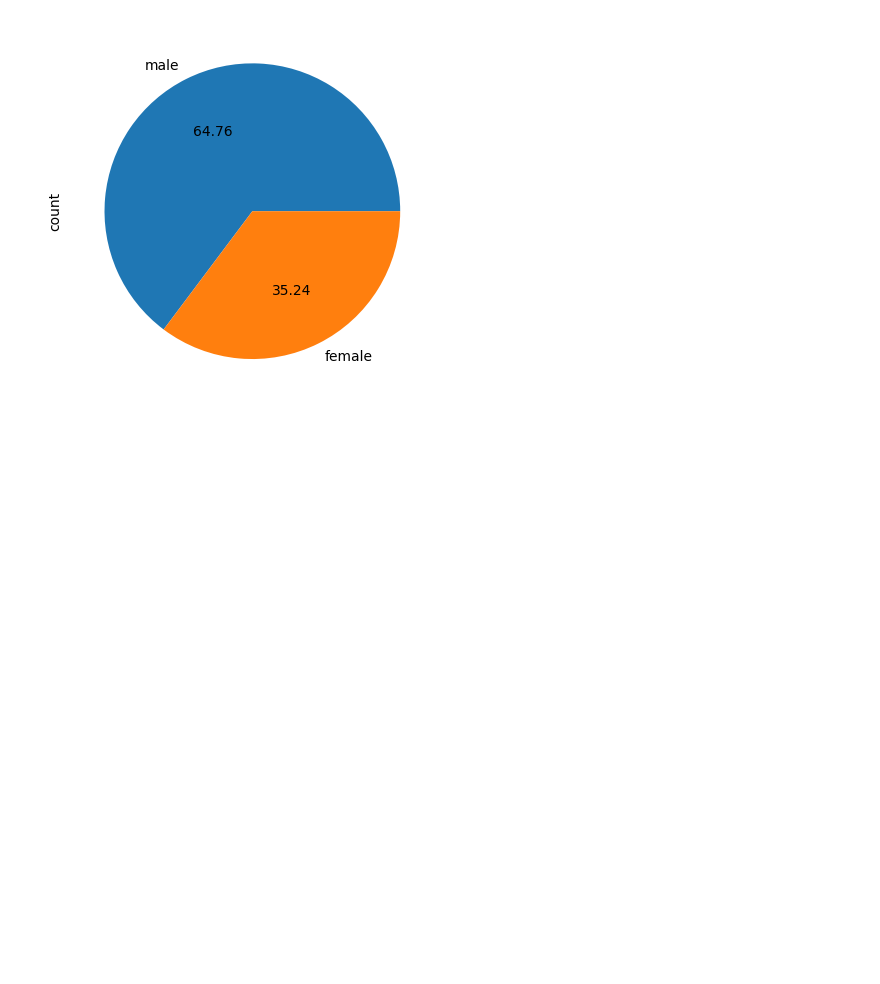
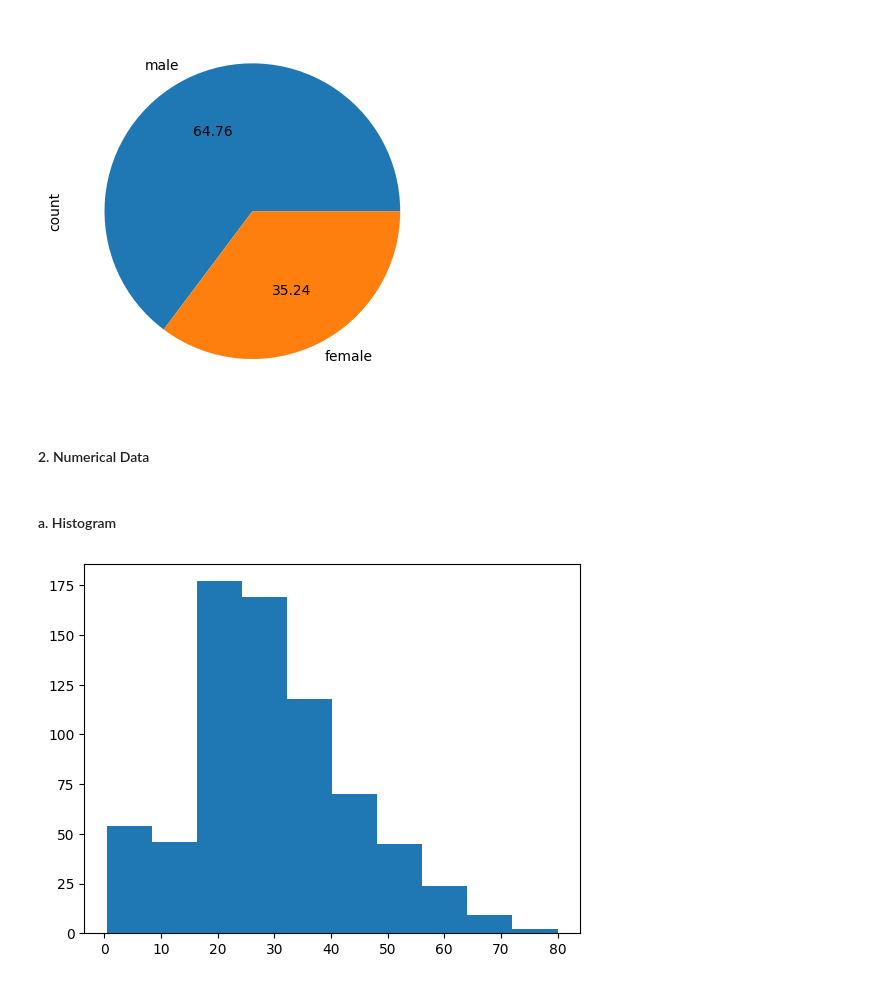
Before and after one commit to amandeep-singh28/100-Days-of-Machine-Learning---CampusX, a Jupyter notebook: 07_UnivariateAnalysis/univariate-analysis.ipynb, the cells around one changed output. Drawn from its saved outputs; the diff is of its cells as text; code cells hidden in the pictures; blank space fills up the shorter version.

Commit message:
Prcatical implementaion of univariate analysis(Histogram, HistPlot, Boxplot)

```diff
--- a/07_UnivariateAnalysis/univariate-analysis.ipynb
+++ b/07_UnivariateAnalysis/univariate-analysis.ipynb
@@ -73,3 +73,12 @@ df['Sex'].value_counts().plot(kind = 'pie', autopct = "%.2f")
 # %% [output]
 <Axes: ylabel='count'>
 [figure]
+# %% [markdown]
+#### 2. Numerical Data
+# %% [markdown]
+#### a. Histogram
+# %%
+plt.hist(x = 'Age', data = df)
+plt.show()
+# %% [output]
+[figure, added]
```
Also changed, not shown: parts of 6 cells of this notebook.
